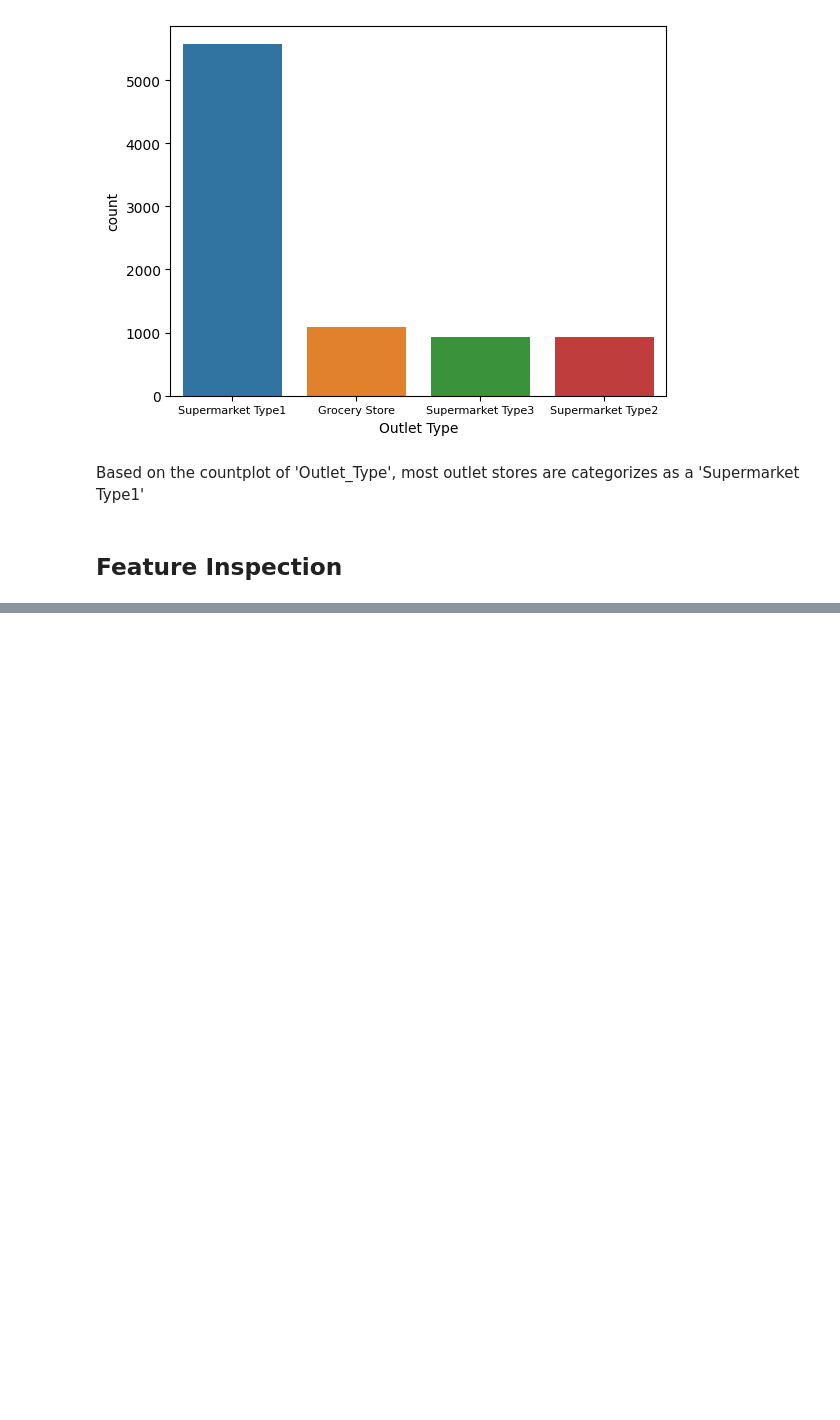
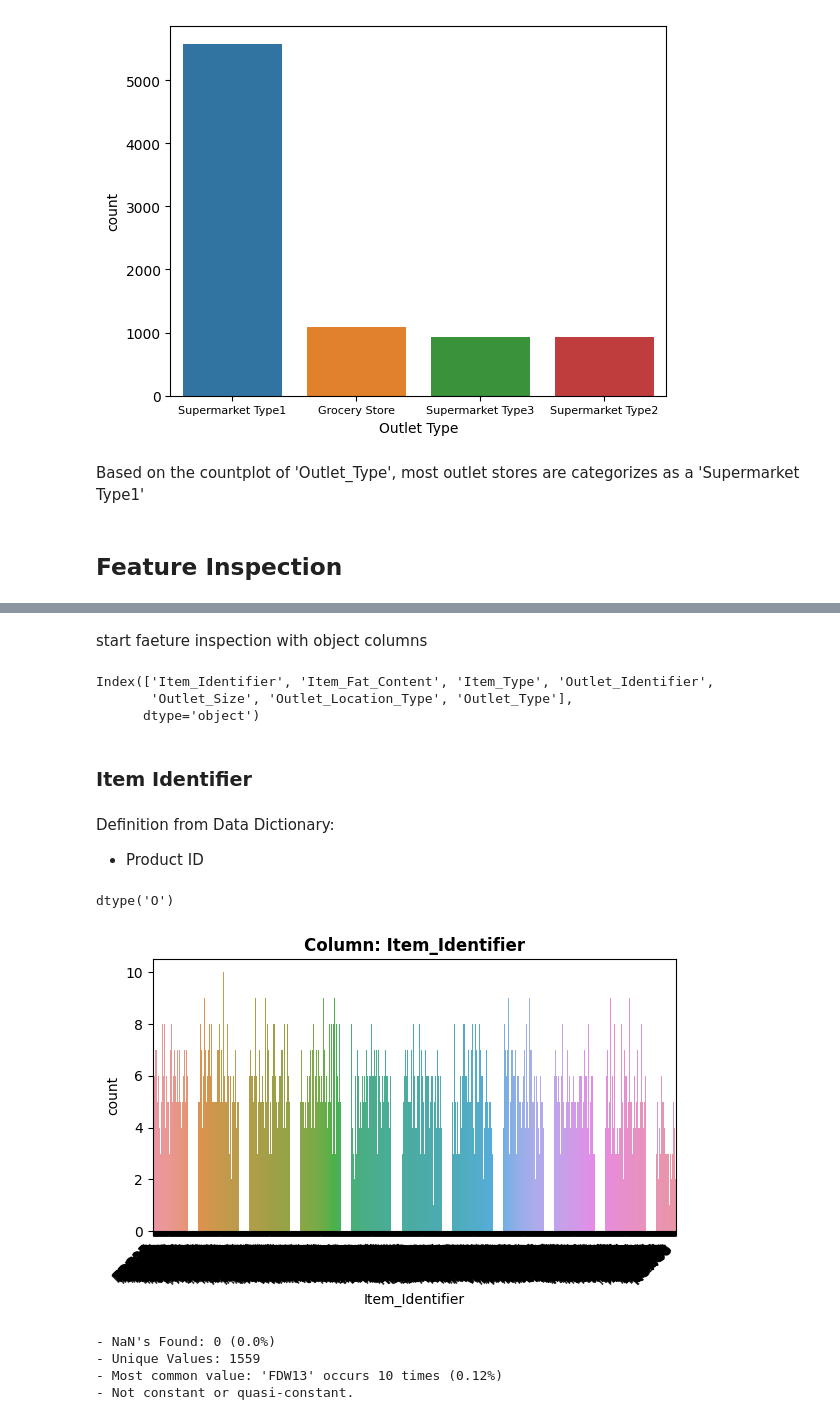
Before and after one commit to JoshTorre/Prediction-of-Product-Sales, a Jupyter notebook: Prediction_of_Product_Sales.ipynb, the cells around one changed output, grey strips where cells are left out. Cells and saved outputs as stored; diff of their text form; code cells hidden in the pictures; blank space fills up the shorter version.

```diff
--- a/Prediction_of_Product_Sales.ipynb
+++ b/Prediction_of_Product_Sales.ipynb
@@ -26,6 +26,9 @@ fname = '/content/drive/MyDrive/Github/sales_predictions_2023.csv'
 
 # Create dataframe
 df = pd.read_csv(fname)
+# %%
+# Copy df for feature inspection
+df1 = df.copy()
 # %%
 # Inspect data with df.head()
 df.head(10)
@@ -590,0 +617,5 @@ In this section of the project, we will dig deeper into the data and prepare for
+# %%
+# Change str
+df1['Item_Fat_Content'] =  df1['Item_Fat_Content'].str.replace('LF', 'Low Fat')
+df1['Item_Fat_Content'] =  df1['Item_Fat_Content'].str.replace('reg', 'Regular')
+df1['Item_Fat_Content'] =  df1['Item_Fat_Content'].str.replace('low fat', 'Low Fat')
@@ -590,0 +781,27 @@ In this section of the project, we will dig deeper into the data and prepare for
+# %% [markdown]
+start faeture inspection with object columns
+# %%
+df1.select_dtypes('object').columns
+# %% [output]
+Index(['Item_Identifier', 'Item_Fat_Content', 'Item_Type', 'Outlet_Identifier',
+       'Outlet_Size', 'Outlet_Location_Type', 'Outlet_Type'],
+      dtype='object')
+# %% [markdown]
+### Item Identifier
+# %% [markdown]
+Definition from Data Dictionary:
+- Product ID
+# %%
+# Confirming the dtype to select correct EDA function
+df1['Item_Identifier'].dtype
+# %% [output]
+dtype('O')
+# %%
+# Use function appropraite based on feature's dtype
+explore_categorical(df1, x = 'Item_Identifier');
+# %% [output]
+[figure, added]
+- NaN's Found: 0 (0.0%)
+- Unique Values: 1559
+- Most common value: 'FDW13' occurs 10 times (0.12%)
+- Not constant or quasi-constant.
```
Also changed, not shown: parts of 73 cells of this notebook.
